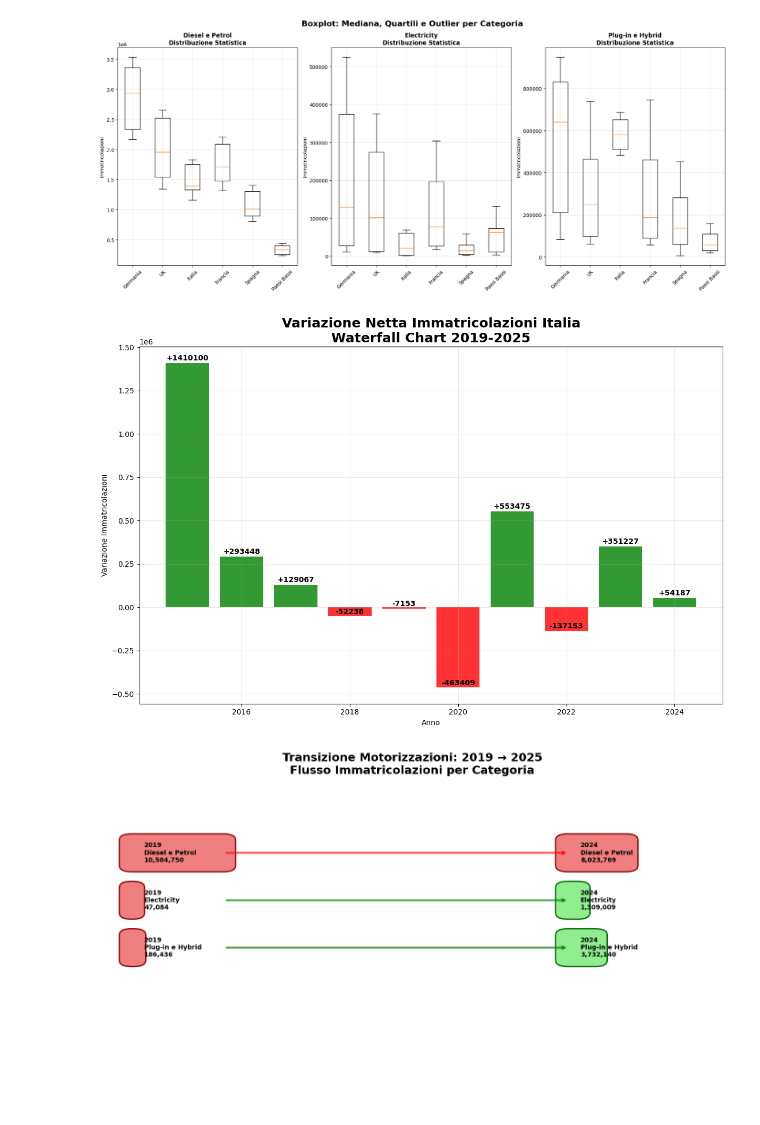
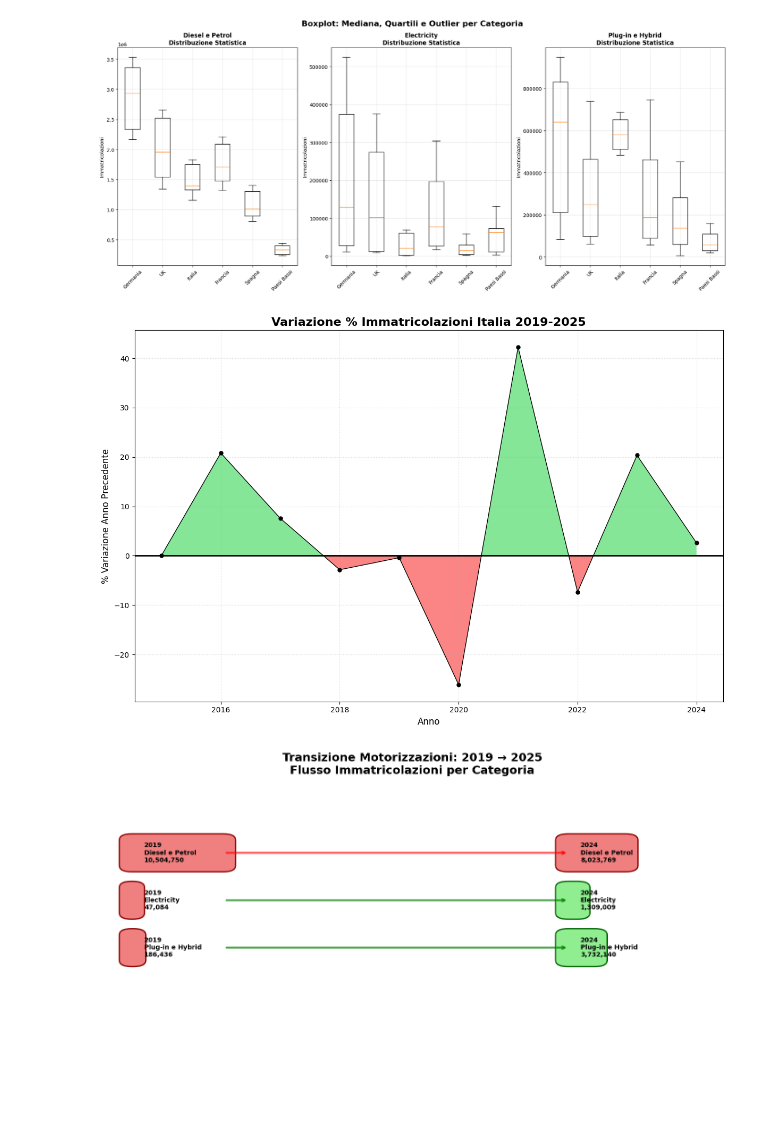
Before and after one commit to MarcoB27/data_visualization, a Jupyter notebook: script/combustion_engine_europe.ipynb, the cells around one changed output. Drawn from its saved outputs; the diff is of its cells as text; code cells hidden in the pictures.

```diff
--- a/script/combustion_engine_europe.ipynb
+++ b/script/combustion_engine_europe.ipynb
@@ -395,35 +396,45 @@ plt.show()
 # %% [output]
 [figure]
 # %%
-# VARIANTE 13: WATERFALL - Variazione Netta Italia 2019→2025
+import matplotlib.pyplot as plt
+import numpy as np
+
+# I tuoi dati
 italia_total = grouped[grouped['Country'] == 'Italia'].groupby('TIME_PERIOD')['OBS_VALUE'].sum().reset_index()
 
-# Calcola variazioni
-italia_total['Delta'] = italia_total['OBS_VALUE'].diff()
-italia_total.loc[0, 'Delta'] = italia_total.loc[0, 'OBS_VALUE']
+# Percentuale variazione (come il tuo esempio)
+diff = italia_total.set_index('TIME_PERIOD')['OBS_VALUE'].pct_change() * 100
+diff = diff.fillna(0).reset_index()
+diff.columns = ['TIME_PERIOD', 'Delta_Pct']
 
 fig, ax = plt.subplots(figsize=(12, 8))
 
-# Waterfall bars
-colors = ['green' if x > 0 else 'red' for x in italia_total['Delta']]
-bars = ax.bar(italia_total['TIME_PERIOD'], italia_total['Delta'], color=colors, alpha=0.8)
+# Linea grigia principale
+ax.plot(diff['TIME_PERIOD'], diff['Delta_Pct'], 'o-', color="black", linewidth=1, markersize=5)
 
-# Annotazioni
-for bar, delta in zip(bars, italia_total['Delta']):
-    height = bar.get_height()
-    ax.text(bar.get_x() + bar.get_width()/2., height + 5000,
-            f'{int(delta):+d}', ha='center', va='bottom', fontweight='bold')
+# ✅ AREA VERDE sopra (positivi)
+ax.fill_between(diff['TIME_PERIOD'], 0, diff['Delta_Pct'],
+                where=(diff['Delta_Pct'] >= 0),
+                facecolor="#32D650", interpolate=True, alpha=0.6)
 
-ax.set_title('Variazione Netta Immatricolazioni Italia\nWaterfall Chart 2019-2025', fontsize=18, fontweight='bold')
-ax.set_xlabel('Anno')
-ax.set_ylabel('Variazione Immatricolazioni')
-ax.grid(True, alpha=0.3)
-ax.tick_params(axis='x', rotation=0)
+# ✅ AREA ROSSA sotto (negativi)
+ax.fill_between(diff['TIME_PERIOD'], 0, diff['Delta_Pct'],
+                where=(diff['Delta_Pct'] < 0),
+                facecolor="#F93232", interpolate=True, alpha=0.6)
 
+# Linea zero
+ax.axhline(0, color='black', linewidth=2)
+
+ax.set_title('Variazione % Immatricolazioni Italia 2019-2025', fontsize=16, fontweight='bold')
+ax.set_ylabel('% Variazione Anno Precedente', fontsize=12)
+ax.set_xlabel('Anno', fontsize=12)
+ax.grid(True, linestyle=':', alpha=0.5)
+
+plt.xticks(rotation=0)
 plt.tight_layout()
 plt.show()
 # %% [output]
-[figure, old version]
+[figure, new version]
 # %%
 # VARIANTE 11: SANKEY con MATPLOTLIB - NO PLOTLY RICHIESTO
 import matplotlib.pyplot as plt
```
Also changed, not shown: parts of 1 cell of this notebook.
